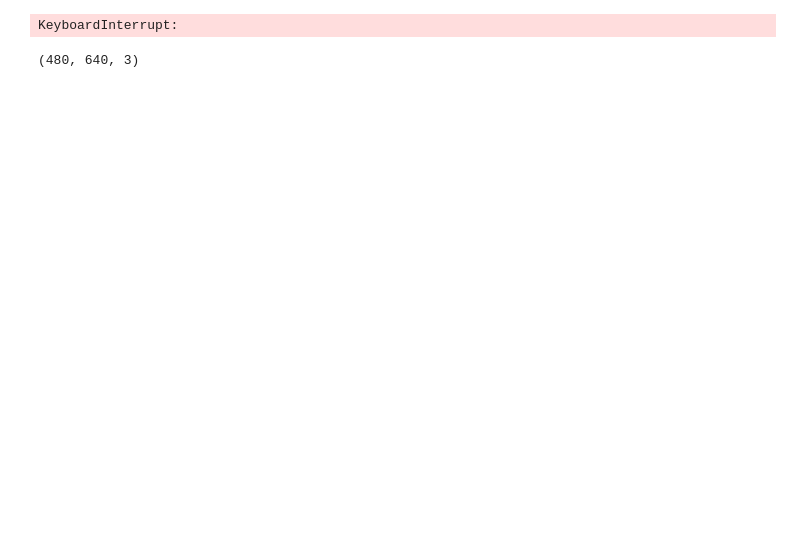
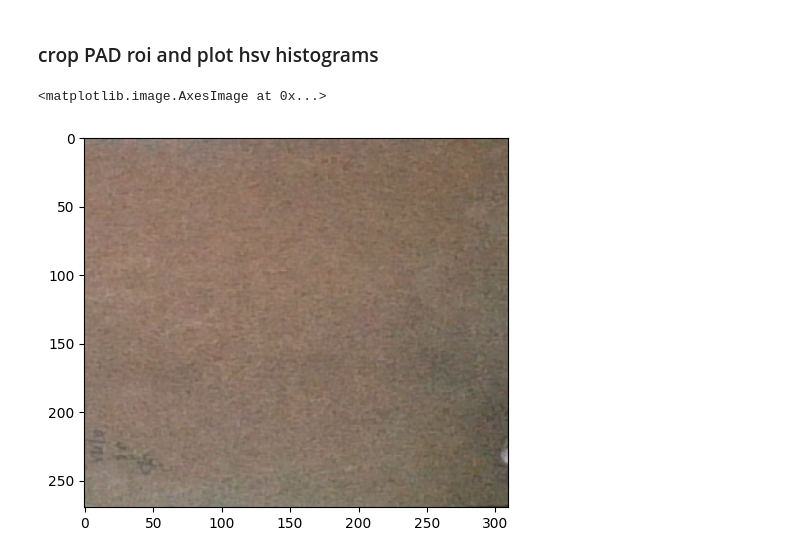
Before and after one commit to ankojubhanuprakash/cv_practice, a Jupyter notebook: invisible_cloak.ipynb, the cells around one changed output. Drawn from its saved outputs; the diff is of its cells as text; code cells hidden in the pictures; blank space fills up the shorter version.

```diff
--- a/invisible_cloak.ipynb
+++ b/invisible_cloak.ipynb
@@ -31,21 +42,0 @@ cap.release()
-# %%
-##reading from the webcam
-cap = cv2.VideoCapture(0)
-time.sleep(3)
-## Read every frame from the webcam, until the camera is open
-while (cap.isOpened()):
-    ret, img = cap.read()
-
-    if cv2.waitKey(1) & 0xFF == ord('q'):
-        cap.release()
-        break
-    if not ret:
-        break
-    count += 1
-    #img = np.flip(img, axis=1)
-
-    ## Convert the color space from BGR to HSV
-    hsv = cv2.cvtColor(img, cv2.COLOR_BGR2HSV)
-#
-# %% [output]
-KeyboardInterrupt:
@@ -54,4 +42,0 @@ cap.release()
-# %%
-background.shape
-# %% [output]
-(480, 640, 3)
@@ -59,0 +43,8 @@ cap.release()
+# %% [markdown]
+### crop PAD roi and plot hsv histograms
+# %%
+roi=img[210::,220:530]
+plt.imshow(roi)
+# %% [output]
+<matplotlib.image.AxesImage at 0x...>
+[figure, added]
```
Also changed, not shown: parts of 15 cells of this notebook, 1 other file.
